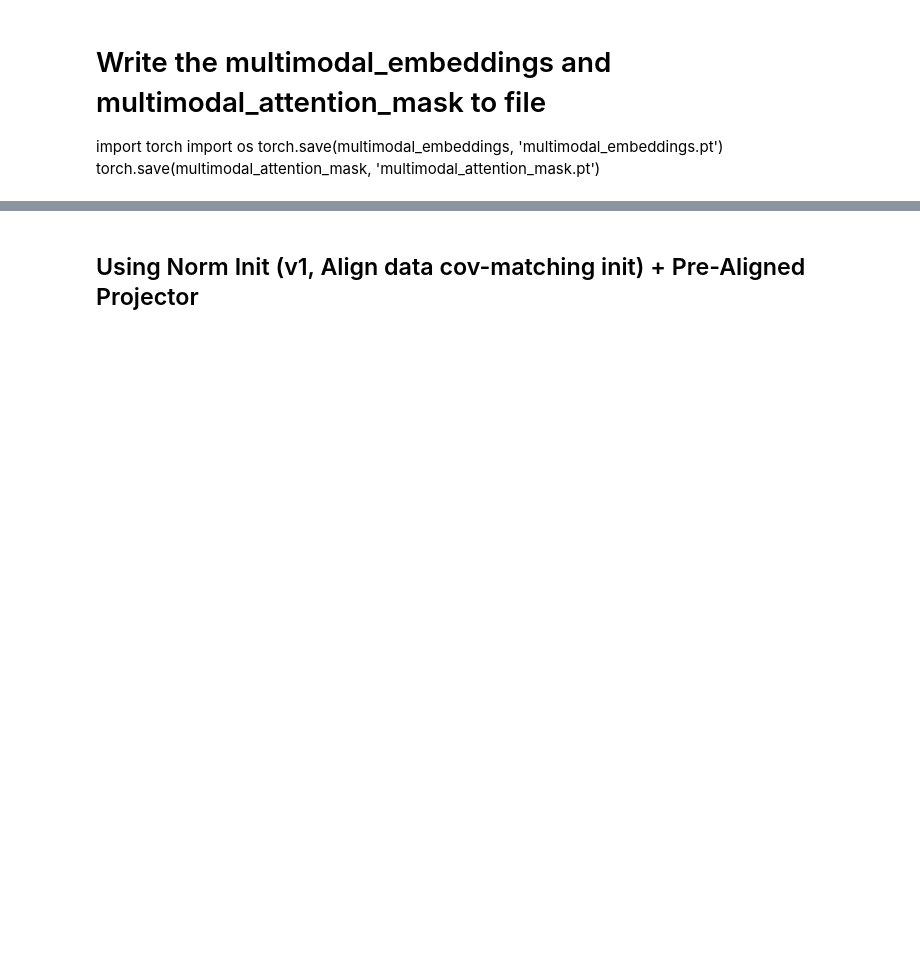
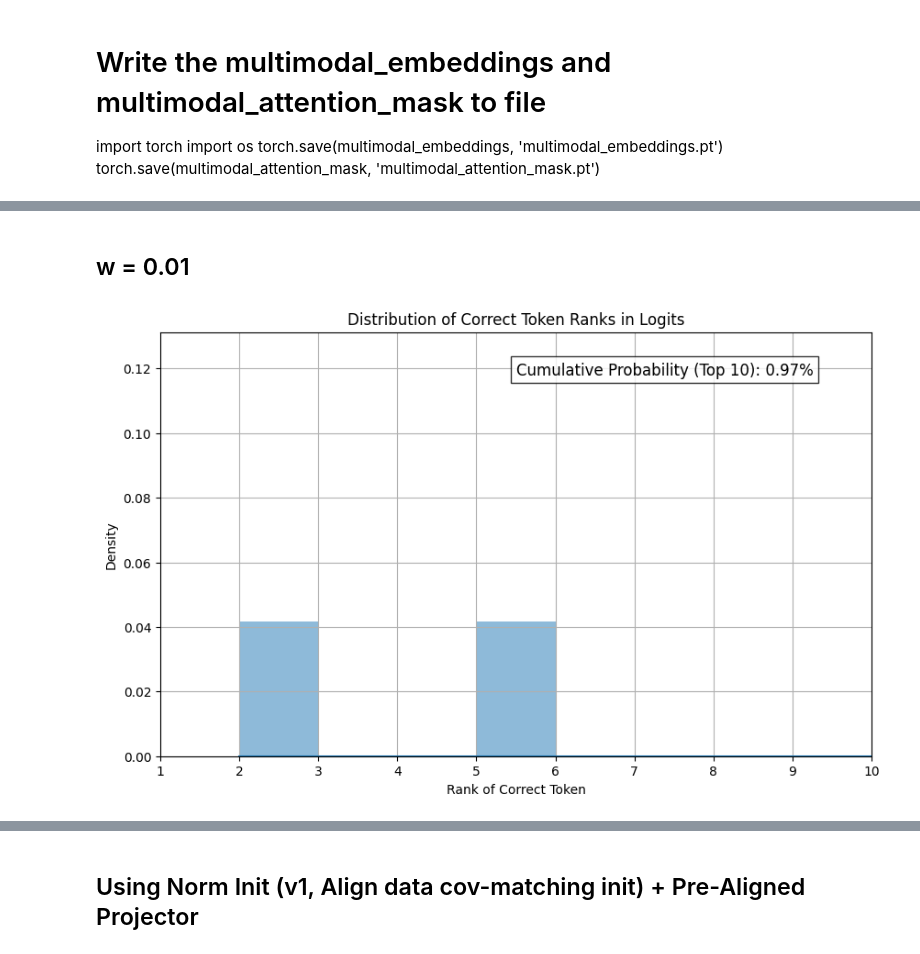
Before and after one commit to shikhar-srivastava/vlm-evaluation, a Jupyter notebook: analyze_vl_injection_corrected_forward.ipynb, the cells around one changed output, grey strips where cells are left out. Drawn from its saved outputs; the diff is of its cells as text; code cells hidden in the pictures; blank space fills up the shorter version.

```diff
--- a/analyze_vl_injection_corrected_forward.ipynb
+++ b/analyze_vl_injection_corrected_forward.ipynb
@@ -1272,0 +1306,6 @@ def plot_correct_token_rank_distribution(output, fused_labels, top_n=10):
+# %% [markdown]
+## w = 0.01
+# %%
+plot_correct_token_rank_distribution(output, fused_labels, top_n=10)
+# %% [output]
+[figure, added]
```
Also changed, not shown: parts of 27 cells of this notebook, 1 other file.
